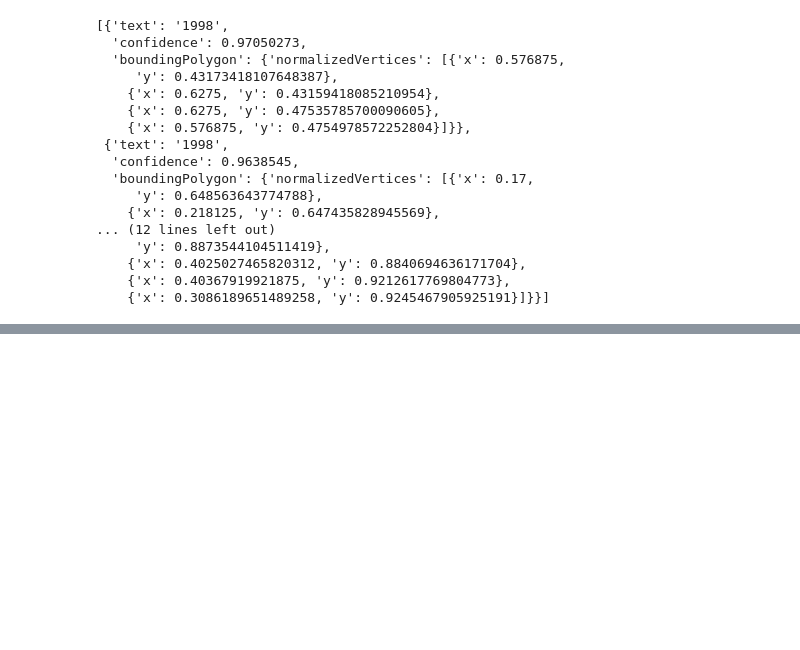
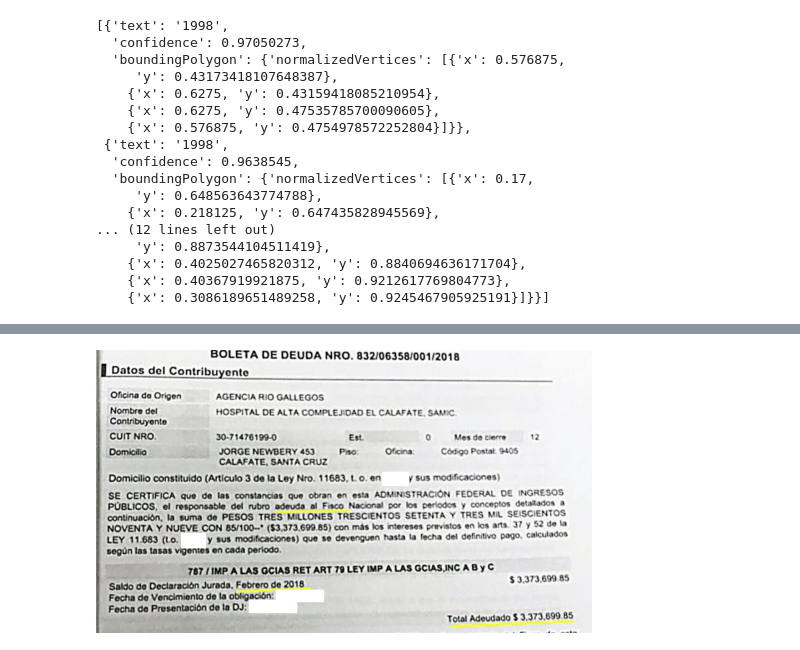
Before and after one commit to valentinafeve/oci-document-anonymization, a Jupyter notebook: notebook.ipynb, the cells around one changed output, grey strips where cells are left out. Cells and saved outputs as stored; diff of their text form; code cells hidden in the pictures; blank space fills up the shorter version.

```diff
--- a/notebook.ipynb
+++ b/notebook.ipynb
@@ -275,0 +282,4 @@ plt.show()
+# %%
+Image.open(buffer)
+# %% [output]
+[figure, added]
```
Also changed, not shown: parts of 4 cells of this notebook, 6 other files.
